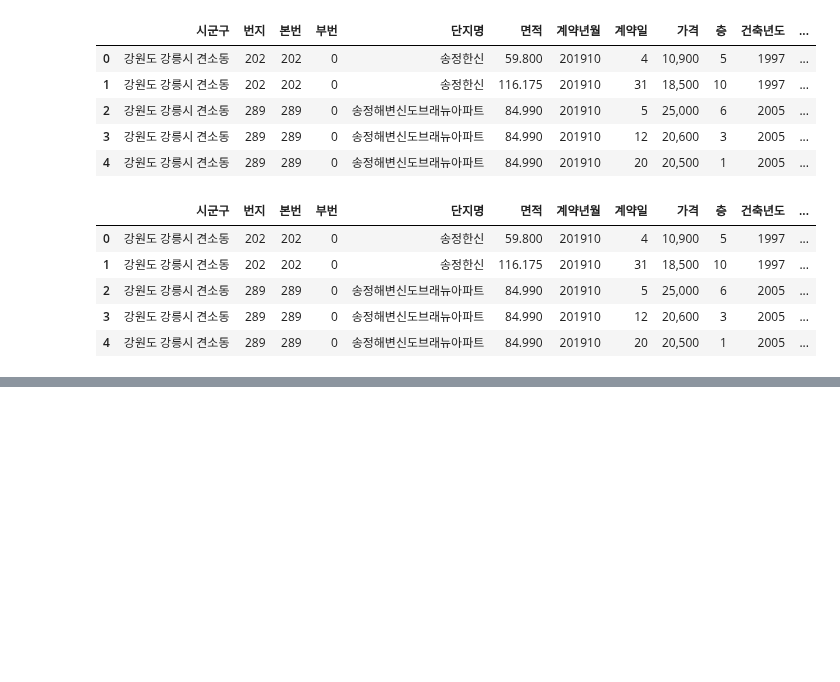
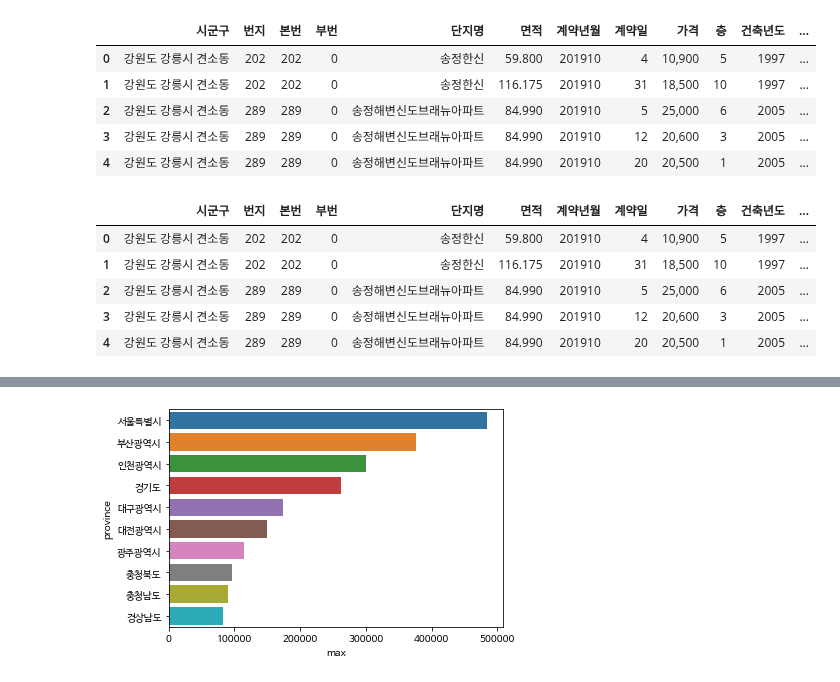
Before and after one commit to esn73/lab_python, a Jupyter notebook: py26_apt.ipynb, the cells around one changed output, grey strips where cells are left out. Saved outputs shown, nothing was run; the diff lists cells and outputs as text; code cells hidden in the pictures; blank space fills up the shorter version.

```diff
--- a/py26_apt.ipynb
+++ b/py26_apt.ipynb
@@ -310,0 +373,3 @@ apt.head()
+# %%
+top10_max = result.sort_values(by='max', ascending=False).head(n=10)
+top10_max
@@ -310,0 +389,5 @@ apt.head()
+# %%
+sns.barplot(x='max', y=top10_max.index, data=top10_max)
+plt.show()
+# %% [output]
+[figure, added]
```
Also changed, not shown: parts of 14 cells of this notebook.
